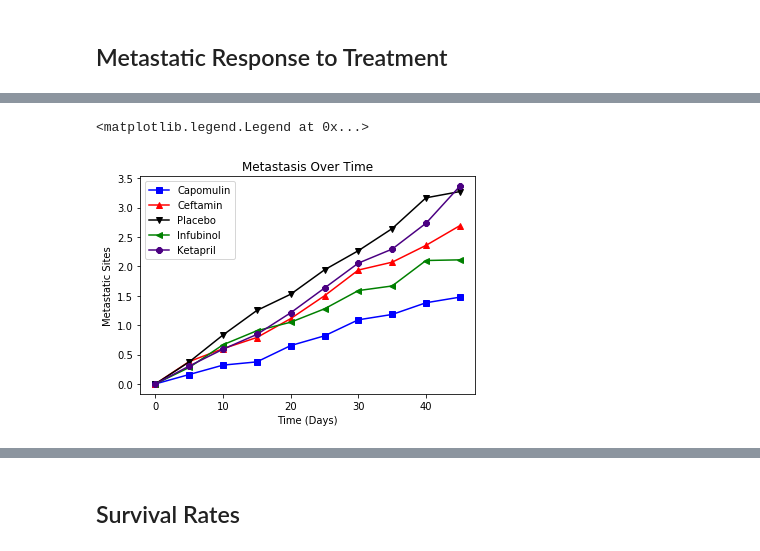
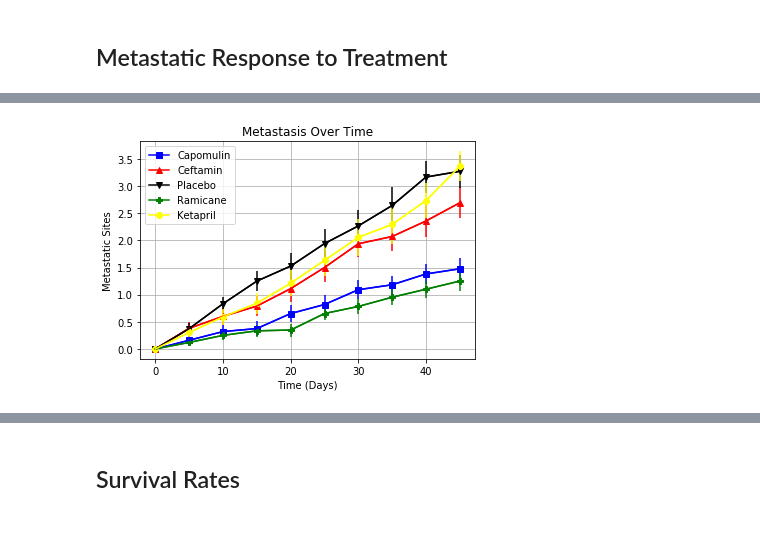
Before and after one commit to bradmendolla/Pymaceuticals, a Jupyter notebook: Pymaceuticals/Pymaceuticals.ipynb, the cells around one changed output, grey strips where cells are left out. Cells and saved outputs as stored; diff of their text form; code cells hidden in the pictures.

Commit message:
Added analysis and mostly finished with graphs

```diff
--- a/Pymaceuticals/Pymaceuticals.ipynb
+++ b/Pymaceuticals/Pymaceuticals.ipynb
@@ -213,24 +229,44 @@ mean_unstacked_df[("Metastatic Sites")]
 # %%
 # Generate the Plot (with Error Bars)
+plt.grid()
 m_capomulin, = plt.plot(mean_unstacked_df.loc[:,('Metastatic Sites','Capomulin')],
                         marker = "s", color = "blue", label = "Capomulin")
+
+plt.errorbar(index, mean_unstacked_df.loc[:,('Metastatic Sites','Capomulin')],
+             sem_unstack_df.loc[:,('Metastatic Sites','Capomulin')], color = "blue")
+
 m_ceftamin, = plt.plot(mean_unstacked_df.loc[:,('Metastatic Sites','Ceftamin')],
                        marker = "^", color = "red", label = "Ceftamin")
+
+plt.errorbar(index, mean_unstacked_df.loc[:,('Metastatic Sites','Ceftamin')],
+             sem_unstack_df.loc[:,('Metastatic Sites','Ceftamin')], color = "red")
+
 m_placebo, = plt.plot(mean_unstacked_df.loc[:,('Metastatic Sites','Placebo')],
                       marker = "v", color = "black", label = "Placebo")
-m_infubinol, = plt.plot(mean_unstacked_df.loc[:,('Metastatic Sites','Infubinol')],
-                        marker = "<", color = "green", label = "Infubinol")
+
+plt.errorbar(index, mean_unstacked_df.loc[:,('Metastatic Sites','Placebo')],
+             sem_unstack_df.loc[:,('Metastatic Sites','Placebo')], color = "black")
+
+m_ramicane, = plt.plot(mean_unstacked_df.loc[:,('Metastatic Sites','Ramicane')],
+                        marker = "P", color = "green", label = "Ramicane")
+
+plt.errorbar(index, mean_unstacked_df.loc[:,('Metastatic Sites','Ramicane')],
+             sem_unstack_df.loc[:,('Metastatic Sites','Ramicane')], color = "green")
+
 m_ketapril, = plt.plot(mean_unstacked_df.loc[:,('Metastatic Sites','Ketapril')],
-                       marker = "8", color = "indigo", label = "Ketapril")
+                       marker = "8", color = "yellow", label = "Ketapril")
+
+plt.errorbar(index, mean_unstacked_df.loc[:,('Metastatic Sites','Ketapril')],
+             sem_unstack_df.loc[:,('Metastatic Sites','Ketapril')], color = "yellow")
+
 plt.xlabel("Time (Days)")
 plt.ylabel("Metastatic Sites")
 plt.title("Metastasis Over Time")
-plt.legend(handles = [m_capomulin, m_ceftamin, m_placebo, m_infubinol, m_ketapril])
+plt.legend(handles = [m_capomulin, m_ceftamin, m_placebo, m_ramicane, m_ketapril])
 # Save the Figure
-
+plt.savefig("../Figures/Metastatic_growth.png")
 # Show the Figure
 # %% [output]
-<matplotlib.legend.Legend at 0x...>
-[figure, old version]
+[figure, new version]
 # %%
 mean_unstacked_df[("Tumor Volume (mm3)")].plot()
```
Also changed, not shown: parts of 13 cells of this notebook, 6 other files.
